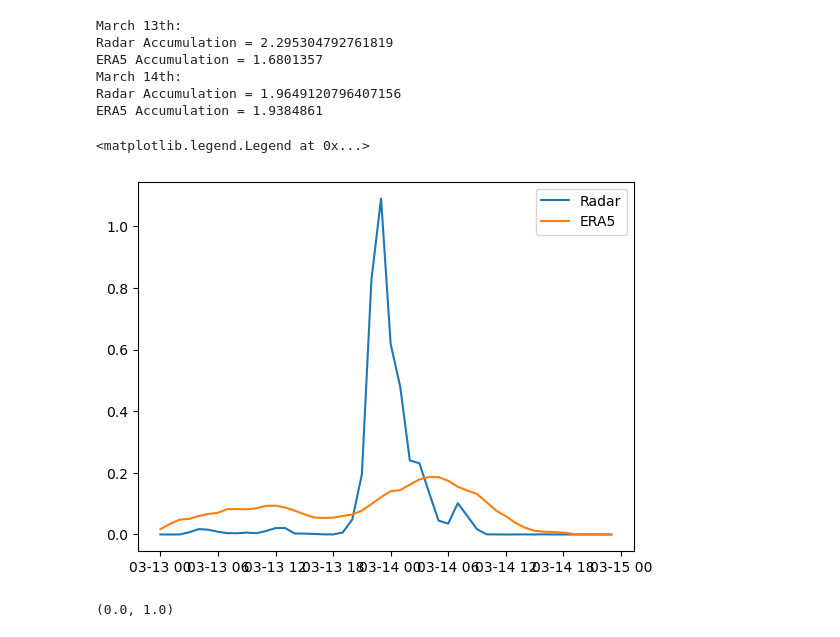
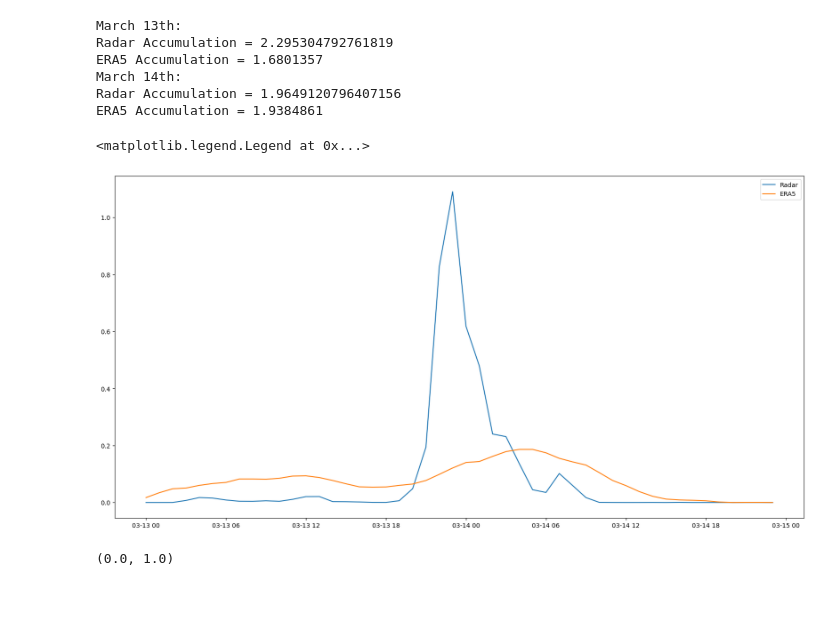
Before and after one commit to Troll-Observing-Network/neumayer-snowfall, a Jupyter notebook: TrollMarchAccum.ipynb, the cells around one changed output. Drawn from its saved outputs; the diff is of its cells as text; code cells hidden in the pictures; blank space fills up the shorter version.

```diff
--- a/TrollMarchAccum.ipynb
+++ b/TrollMarchAccum.ipynb
@@ -429,12 +429,13 @@ Radar Accumulation = 1.9649120796407156
 ERA5 Accumulation = 1.9384861
 # %%
 x_time = np.array([start_time + timedelta(hours=i) for i in range(48)])
+plt.figure(figsize=(20, 10))
 plt.plot(x_time, hourly_accum_array, label='Radar')
 plt.plot(x_time, marchMinMod, label='ERA5')
 plt.legend()
 # %% [output]
 <matplotlib.legend.Legend at 0x...>
-[figure, old version]
+[figure, new version]
 # %%
 plt.scatter(hourly_accum_array, marchMinMod)
 plt.xlabel('Radar')
```
Also changed, not shown: parts of 2 cells of this notebook.
